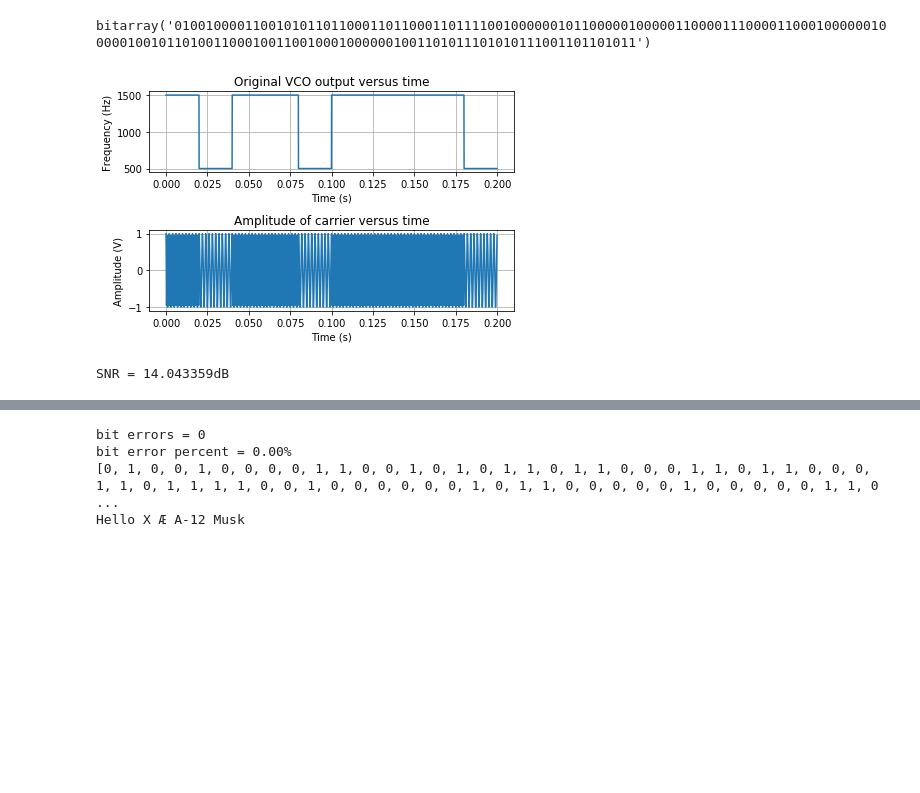
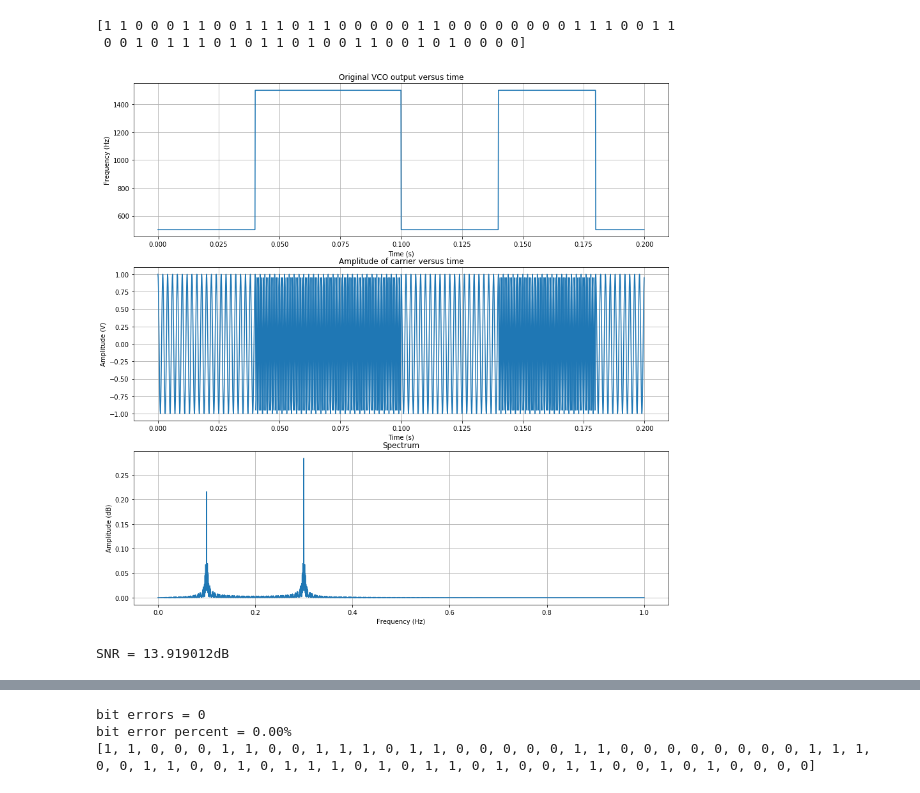
Before and after one commit to PracheeJaviya/AFSK, a Jupyter notebook: FSK_Modulation_Demodulation.ipynb, the cells around one changed output, grey strips where cells are left out. Cells and saved outputs as stored; diff of their text form; code cells hidden in the pictures; blank space fills up the shorter version.

```diff
--- a/FSK_Modulation_Demodulation.ipynb
+++ b/FSK_Modulation_Demodulation.ipynb
@@ -19,17 +19,19 @@ import pylab as pl
 import scipy.signal.signaltools as sigtool
 import scipy.signal as signal
 from numpy.random import sample
+import matplotlib.pyplot as plt
+
 """
 Input DATA
 """
-data_in = tobitarray("Hello X \xC6 A-12 Musk")
+#data_in = tobitarray("Hello X \xC6 A-12 Musk")
 
 #the following variables setup the system
 Fc = 1000       #simulate a carrier frequency of 1kHz
 Fbit = 50       #simulated bitrate of data
 Fdev = 500      #frequency deviation, make higher than bitrate
-#N = 64          #how many bits to send
-N = data_in.length()
+N = 64          #how many bits to send
+#N = data_in.length()
 A = 1           #transmitted signal amplitude
 Fs = 10000      #sampling frequency for the simulator, must be higher than twice the carrier frequency
 A_n = 0.1       #noise peak amplitude
@@ -38,31 +40,39 @@ N_prntbits = 10 #number of bits to print in plots
 def plot_data(y):
     #view the data in time and frequency domain
     #calculate the frequency domain for viewing purposes
+    np.seterr(divide = 'ignore')
+    pl.figure(figsize=(15,15))
     N_FFT = float(len(y))
     f = np.arange(0,Fs/2,Fs/N_FFT)
     w = np.hanning(len(y))
     y_f = np.fft.fft(np.multiply(y,w))
-    #y_f = 10*np.log10(np.abs((y_f[0:int(N_FFT//2)])//(N_FFT)))
-    pl.subplot(2,1,1)
+    y_f = 10*np.log10(np.abs((y_f[0:int(N_FFT//2)])//(N_FFT)))
+    pl.subplot(3,1,1)
     pl.plot(t[0:int(Fs*N_prntbits//Fbit)],m[0:int(Fs*N_prntbits//Fbit)])
     pl.xlabel('Time (s)')
     pl.ylabel('Frequency (Hz)')
     pl.title('Original VCO output versus time')
     pl.grid(True)
-    pl.subplot(2,1,2)
+    pl.subplot(3,1,2)
     pl.plot(t[0:int(Fs*N_prntbits//Fbit)],y[0:int(Fs*N_prntbits//Fbit)])
     pl.xlabel('Time (s)')
     pl.ylabel('Amplitude (V)')
     pl.title('Amplitude of carrier versus time')
     pl.grid(True)
-    pl.tight_layout()
+    pl.subplot(3,1,3)
+    plt.magnitude_spectrum(y)
+    pl.xlabel('Frequency (Hz)')
+    pl.ylabel('Amplitude (dB)')
+    pl.title('Spectrum')
+    pl.grid(True)
+    #l.tight_layout()
     pl.show()
 
 """
 Data in
 """
 #generate some random data for testing
-#data_in = np.random.randint(0,2,N)
+data_in = np.random.randint(0,2,N)
 print(data_in)
 
 
@@ -100,34 +110,35 @@ Envelope detector + low-pass filter
 """
 #create an envelope detector and then low-pass filter
 y_env = np.abs(sigtool.hilbert(y_diff))
 h=signal.firwin( numtaps=100, cutoff=Fbit*2, nyq=Fs/2)
 y_filtered=signal.lfilter( h, 1.0, y_env)
 
 plot_data(y_filtered)
 
 """
 slicer
 """
 #calculate the mean of the signal
 mean = np.mean(y_filtered)
 #if the mean of the bit period is higher than the mean, the data is a 0
 rx_data = []
 sampled_signal = y_filtered[int(Fs/Fbit/2):len(y_filtered):int(Fs/Fbit)]
 for bit in sampled_signal:
     if bit > mean:
         rx_data.append(0)
     else:
         rx_data.append(1)
 
 bit_error=0
 for i in range(0,len(data_in)):
     if rx_data[i] != data_in[i]:
         bit_error+=1
 print ("bit errors = %d" % bit_error)
 print ("bit error percent = %4.2f%%" % (float(bit_error)/float(N)*100))
 print(rx_data)
-print(tostr(bitarray.bitarray(rx_data)))
+#print(tostr(bitarray.bitarray(rx_data)))
 # %% [output]
-bitarray('0100100001100101011011000110110001101111001000000101100000100000110000111000011000100000010000010010110100110001001100100010000001001101011101010111001101101011')
+[1 1 0 0 0 1 1 0 0 1 1 1 0 1 1 0 0 0 0 0 1 1 0 0 0 0 0 0 0 0 1 1 1 0 0 1 1
+ 0 0 1 0 1 1 1 0 1 0 1 1 0 1 0 0 1 1 0 0 1 0 1 0 0 0 0]
-[figure, old version]
+[figure, new version]
-SNR = 14.043359dB
+SNR = 13.919012dB
@@ -136,4 +147,3 @@ SNR = 14.043359dB
 bit errors = 0
 bit error percent = 0.00%
-[0, 1, 0, 0, 1, 0, 0, 0, 0, 1, 1, 0, 0, 1, 0, 1, 0, 1, 1, 0, 1, 1, 0, 0, 0, 1, 1, 0, 1, 1, 0, 0, 0, 1, 1, 0, 1, 1, 1, 1, 0, 0, 1, 0, 0, 0, 0, 0, 0, 1, 0, 1, 1, 0, 0, 0, 0, 0, 1, 0, 0, 0, 0, 0, 1, 1, 0 ...
-Hello X Æ A-12 Musk
+[1, 1, 0, 0, 0, 1, 1, 0, 0, 1, 1, 1, 0, 1, 1, 0, 0, 0, 0, 0, 1, 1, 0, 0, 0, 0, 0, 0, 0, 0, 1, 1, 1, 0, 0, 1, 1, 0, 0, 1, 0, 1, 1, 1, 0, 1, 0, 1, 1, 0, 1, 0, 0, 1, 1, 0, 0, 1, 0, 1, 0, 0, 0, 0]
```
Also changed, not shown: parts of 6 cells of this notebook.
